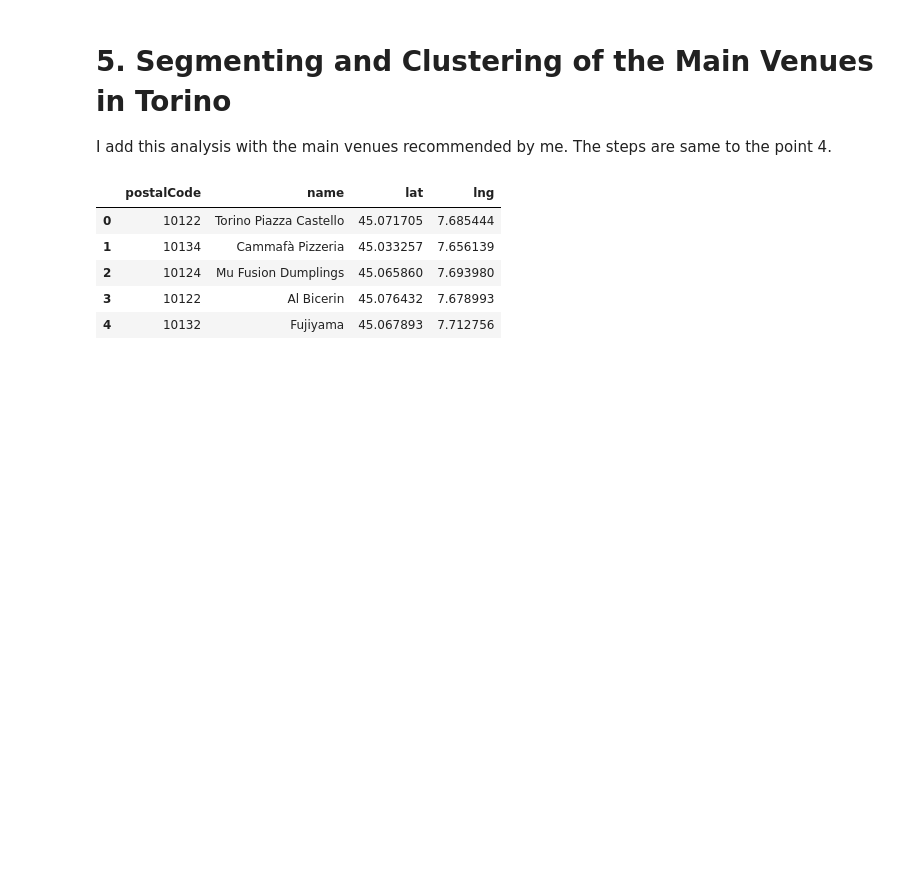
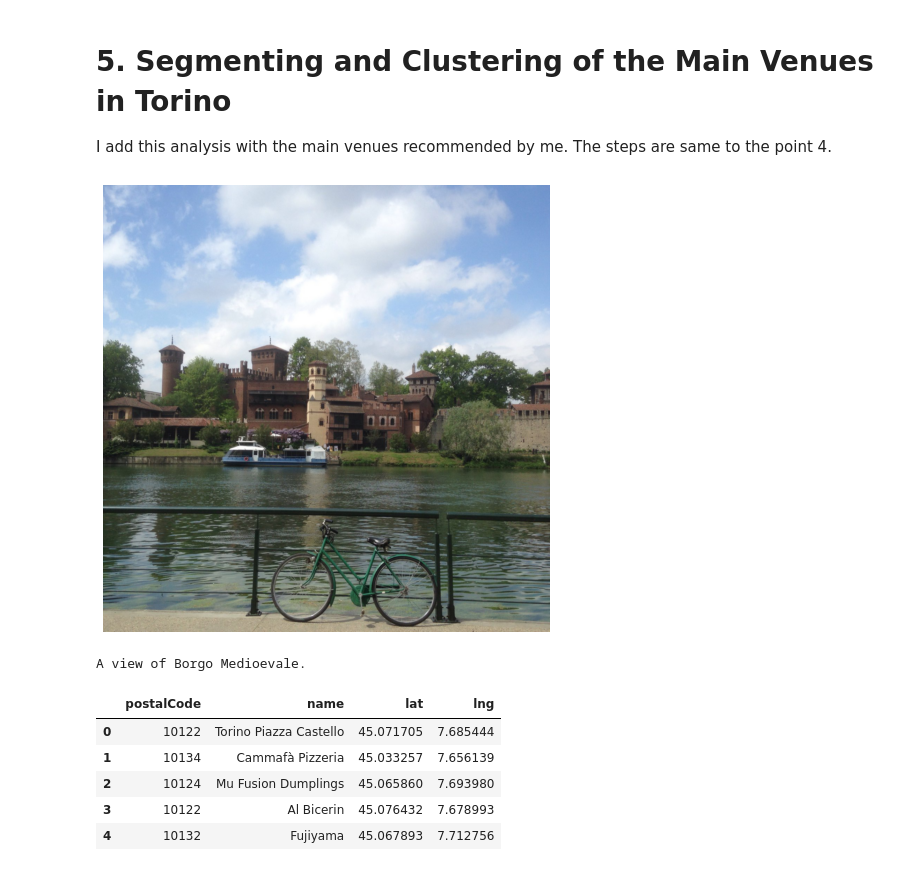
Before and after one commit to aikibo/Torino, a Jupyter notebook: Torino.ipynb, the cells around one changed output. Saved outputs shown, nothing was run; the diff lists cells and outputs as text; code cells hidden in the pictures; blank space fills up the shorter version.

```diff
--- a/Torino.ipynb
+++ b/Torino.ipynb
@@ -590,6 +590,19 @@ map_clusters
 # 5. Segmenting and Clustering of the Main Venues in Torino
 
 I add this analysis with the main venues recommended by me. The steps are same to the point 4.
+# %%
+img3 = np.array(Image.open('Borgo.jpeg'))
+fig = plt.figure()
+plt.imshow(img3, interpolation='bilinear')
+fig.set_figwidth(8)
+fig.set_figheight(10)
+plt.axis('off')
+plt.show()
+
+print('A view of Borgo Medioevale.')
+# %% [output]
+[figure, added]
+A view of Borgo Medioevale.
 # %%
 main_venues = pd.read_csv('Venues_Turin.csv', delimiter=";")
 
```
Also changed, not shown: parts of 2 cells of this notebook, 2 other files.
